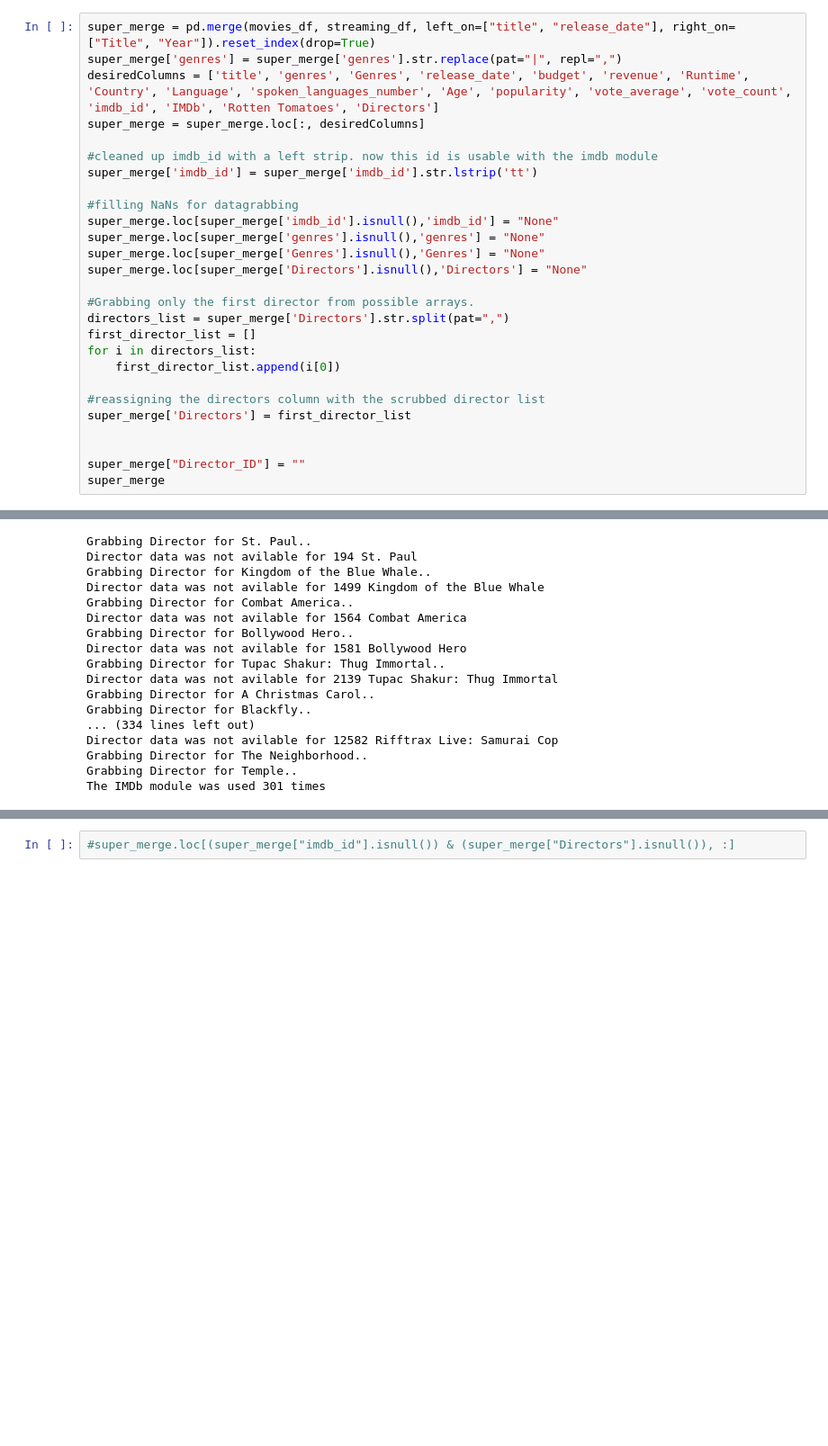
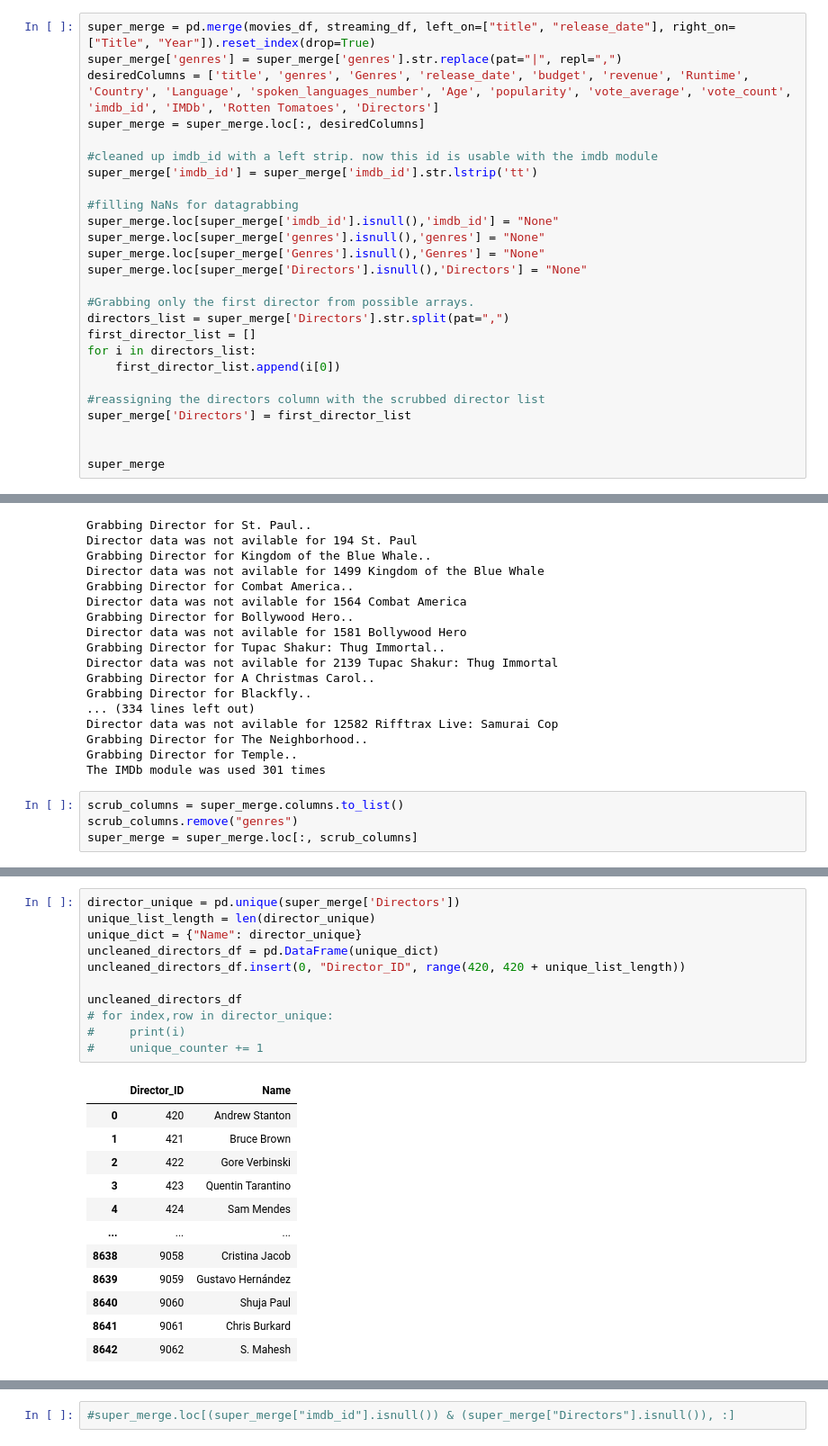
Before and after one commit to Leonardo-Urrutia/ETL-Project, a Jupyter notebook: Leos_Munger.ipynb, the cells around one changed output, grey strips where cells are left out. Shown: that part at 90% size. Cells and saved outputs as stored; diff of their text form; blank space fills up the shorter version.

Commit message:
Munge munge munge. Exported CSVs for tables

```diff
--- a/Leos_Munger.ipynb
+++ b/Leos_Munger.ipynb
@@ -45,7 +45,6 @@ for i in directors_list:
 super_merge['Directors'] = first_director_list
 
 
-super_merge["Director_ID"] = ""
 super_merge
 # %% [output]
 |  | title | genres | Genres | release_date | budget | revenue | Runtime | Country | Language | ... |
@@ -105,4 +104,8 @@ Director data was not avilable for 12582 Rifftrax Live: Samurai Cop
 Grabbing Director for The Neighborhood..
 Grabbing Director for Temple..
 The IMDb module was used 301 times
+# %%
+scrub_columns = super_merge.columns.to_list()
+scrub_columns.remove("genres")
+super_merge = super_merge.loc[:, scrub_columns]
 # %%
@@ -111,0 +121,24 @@ super_merge.loc[(super_merge["Genres"] == "None"), 'Genres'].count()
+# %%
+director_unique = pd.unique(super_merge['Directors'])
+unique_list_length = len(director_unique)
+unique_dict = {"Name": director_unique}
+uncleaned_directors_df = pd.DataFrame(unique_dict)
+uncleaned_directors_df.insert(0, "Director_ID", range(420, 420 + unique_list_length))
+
+uncleaned_directors_df
+# for index,row in director_unique:
+#     print(i)
+#     unique_counter += 1
+# %% [output]
+|  | Director_ID | Name |
+| 0 | 420 | Andrew Stanton |
+| 1 | 421 | Bruce Brown |
+| 2 | 422 | Gore Verbinski |
+| 3 | 423 | Quentin Tarantino |
+| 4 | 424 | Sam Mendes |
+| ... | ... | ... |
+| 8638 | 9058 | Cristina Jacob |
+| 8639 | 9059 | Gustavo Hernández |
+| 8640 | 9060 | Shuja Paul |
+| 8641 | 9061 | Chris Burkard |
+| 8642 | 9062 | S. Mahesh |
```
Also changed, not shown: parts of 8 cells of this notebook, 2 other files.
